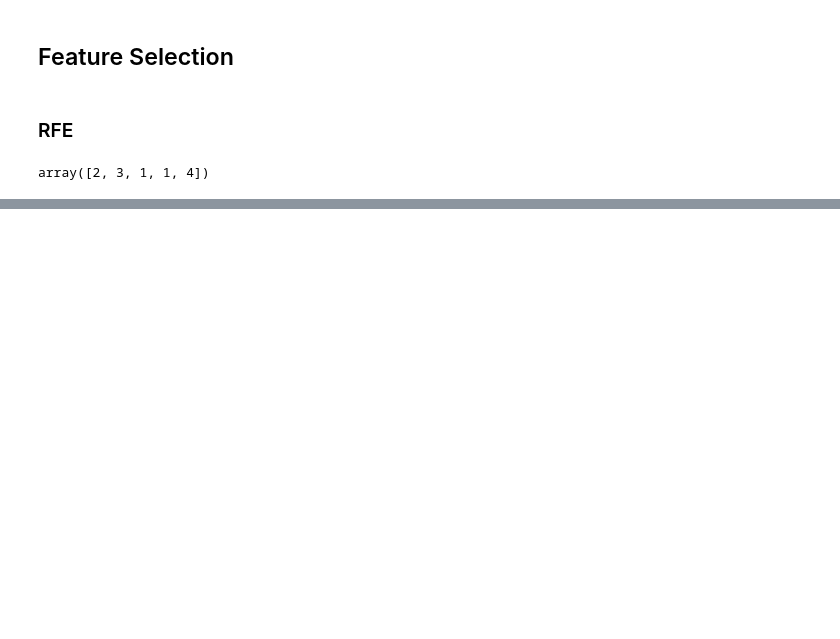
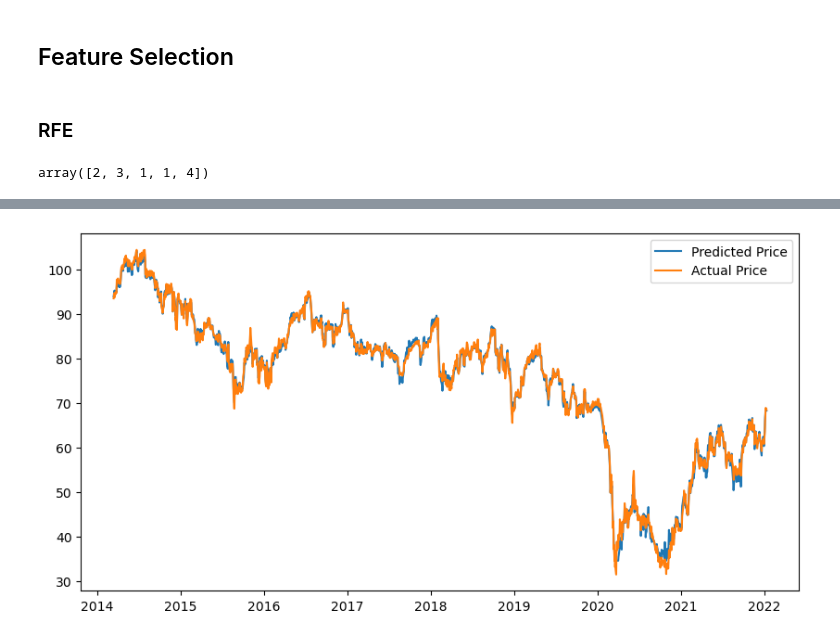
Before and after one commit to jjr2024/cs-451-quant-project, a Jupyter notebook: axiao_research.ipynb, the cells around one changed output, grey strips where cells are left out. Cells and saved outputs as stored; diff of their text form; code cells hidden in the pictures; blank space fills up the shorter version.

```diff
--- a/axiao_research.ipynb
+++ b/axiao_research.ipynb
@@ -458,0 +626,7 @@ array([1., 1.])
+# %%
+plt.figure(figsize=(10,5))
+plt.plot(X_train['Predicted_Price'], label='Predicted Price')
+plt.plot(X_train['Close'], label='Actual Price')
+plt.legend();
+# %% [output]
+[figure, added]
```
Also changed, not shown: parts of 27 cells of this notebook, 2 other files.
